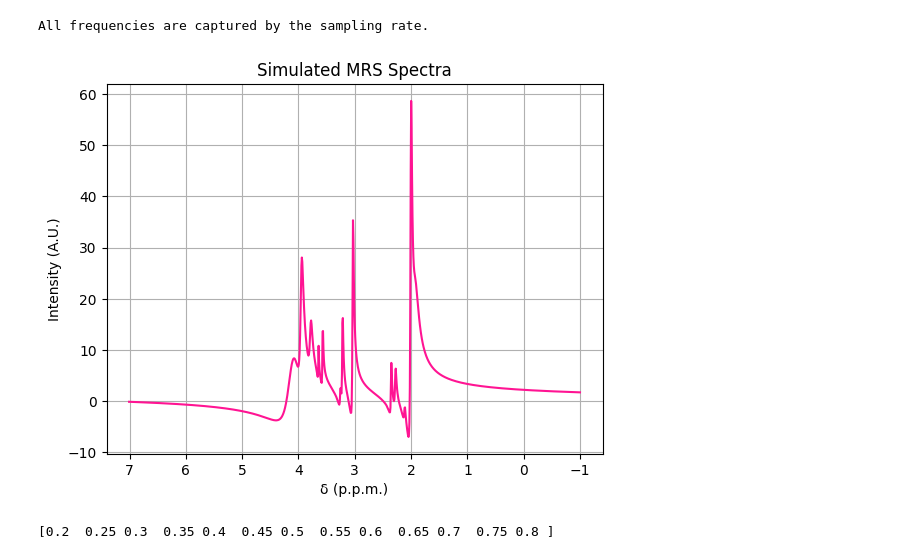
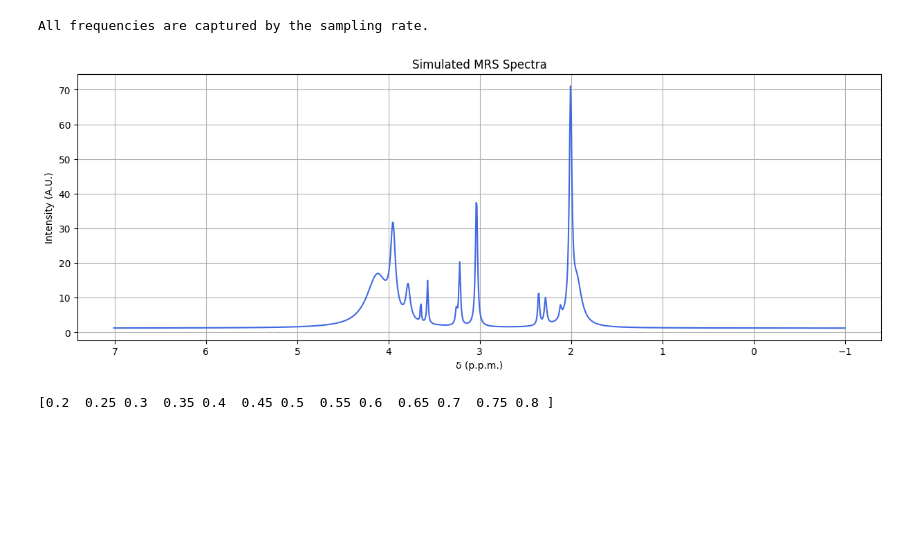
Before and after one commit to JoaoDell/MRI-study, a Jupyter notebook: examples/MPM/L_testing.ipynb, the cells around one changed output. Drawn from its saved outputs; the diff is of its cells as text; code cells hidden in the pictures; blank space fills up the shorter version.

```diff
--- a/examples/MPM/L_testing.ipynb
+++ b/examples/MPM/L_testing.ipynb
@@ -60,7 +60,7 @@ rerun = True
 filename_end = ""
 folder_name = "files/"
 
-angle = (7/4)*np.pi
+angle = (0)*np.pi
 # %%
 metabolites = pymri.METABOLITES
 
@@ -120,11 +120,12 @@ def plot_chem_shifts(freqs : np.ndarray,
 # %%
 pop = pymri.population(ws, t2s, M_0s, spins_phi)
 
 sig, t = pymri.population_transverse_decay(t0, tn, dt, pop, np.array([]))
 freqs, sig_fft = pymri.fourier_spectrum(sig, dt, B0)
-pymri.plot_chem_shifts(freqs, sig_fft, 1.0, plot_type="real")
+plt.figure(figsize=(15, 5))
+pymri.plot_chem_shifts(freqs, sig_fft, 1.0, plot_type="real", c = "royalblue")
 # %% [output]
-[figure, old version]
+[figure, new version]
 # %%
 L = np.arange(start = 0.2, stop = 0.8, step = 0.05)
 print(L)
```
Also changed, not shown: 2 other files.
